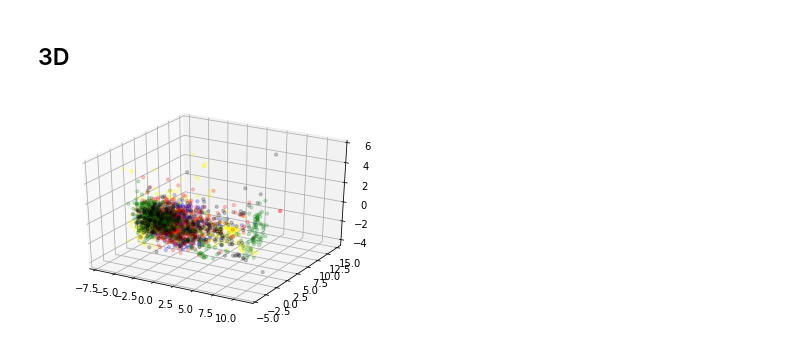
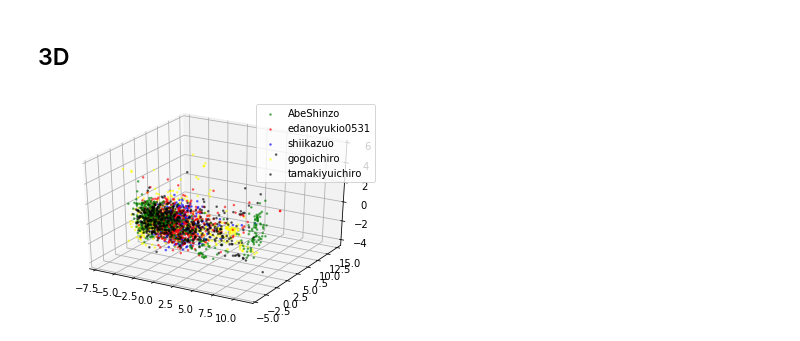
Before and after one commit to comradeKamoKamo/classifyingParties_word2vec, a Jupyter notebook: data_plot.ipynb, the cells around one changed output. Cells and saved outputs as stored; diff of their text form; code cells hidden in the pictures.

```diff
--- a/data_plot.ipynb
+++ b/data_plot.ipynb
@@ -20,11 +20,12 @@ for data, key in zip(leaders.values(), leaders.keys()):
         pca.fit(data)
         l_pca[key] = pca.transform(data)
 
-colors = ["green","red","blue","yellow","black","white"]
+colors = ["green","red","blue","yellow","black","pink"]
 i = 0
-for l in l_pca.values():
+for l, k in zip(l_pca.values(),l_pca.keys()):
     x = [v[0] for v in l]
     y = [v[1] for v in l]
-    plt.scatter(x,y,color=colors[i],marker="o",alpha=0.2,s=10)
+    plt.scatter(x,y,color=colors[i],marker=".",alpha=0.5,s=10,label=k[:-4])
     i += 1
+plt.legend()
 plt.show()
@@ -33,20 +36,21 @@ plt.show()
 # %%
 l_pca = dict()
 for data, key in zip(leaders.values(), leaders.keys()):
         pca = PCA(n_components=3)
         pca.fit(data)
         l_pca[key] = pca.transform(data)
 
 colors = ["green","red","blue","yellow","black","white"]
 i = 0
 fig = plt.figure()
 ax = fig.add_subplot(111, projection='3d')
-for l in l_pca.values():
+for l, k in zip(l_pca.values(),l_pca.keys()):
     x = [v[0] for v in l]
     y = [v[1] for v in l]
     z = [v[2] for v in l]
-    ax.scatter(x,y,z,color=colors[i],marker="o",alpha=0.2,s=10)
+    ax.scatter(x,y,z,color=colors[i],marker=".",alpha=0.5,s=10,label=k[:-4])
     i += 1
+plt.legend()
 plt.show()
 # %% [output]
-[figure, old version]
+[figure, new version]
```
Also changed, not shown: parts of 1 cell of this notebook.
